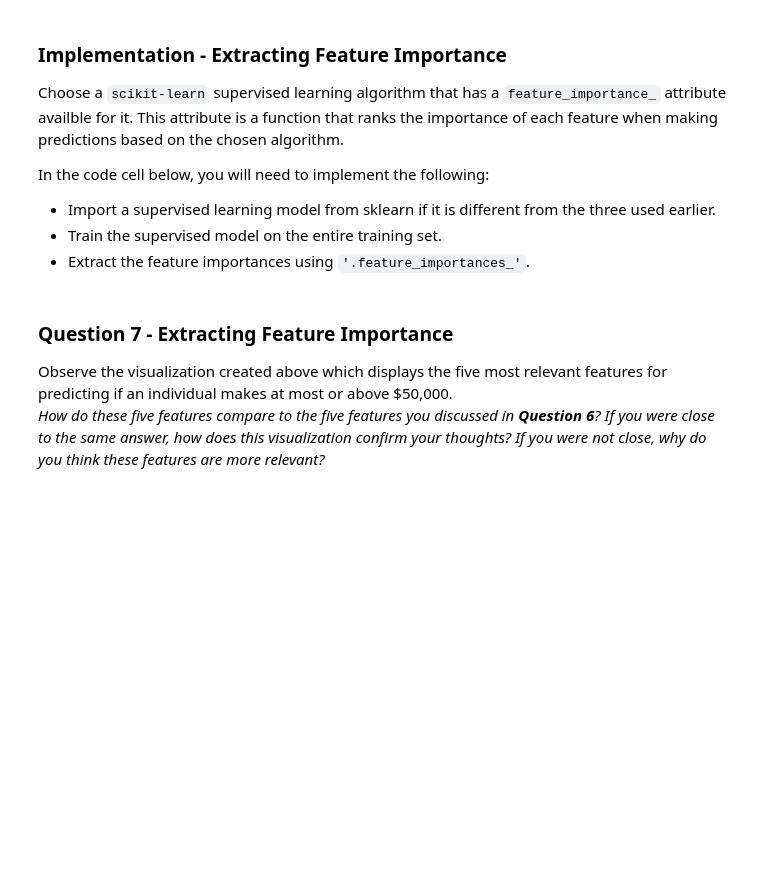
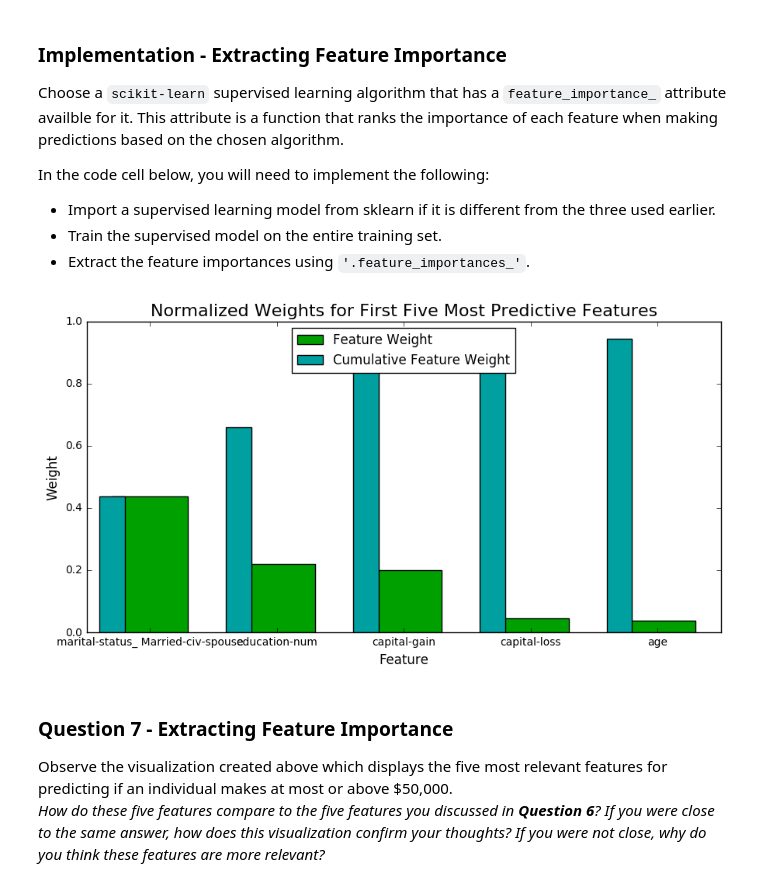
Before and after one commit to LeoCo/finding_donors, a Jupyter notebook: finding_donors.ipynb, the cells around one changed output. Saved outputs shown, nothing was run; the diff lists cells and outputs as text; code cells hidden in the pictures; blank space fills up the shorter version.

```diff
--- a/finding_donors.ipynb
+++ b/finding_donors.ipynb
@@ -586,14 +586,16 @@ In the code cell below, you will need to implement the following:
 # %%
 # TODO: Import a supervised learning model that has 'feature_importances_'
 
 # TODO: Train the supervised model on the training set
-model = None
+model = DecisionTreeClassifier(min_samples_split=1850, splitter='best').fit(X_train,y_train)
 
 # TODO: Extract the feature importances
-importances = None
+importances = model.feature_importances_
 
 # Plot
 vs.feature_plot(importances, X_train, y_train)
+# %% [output]
+[figure, added]
 # %% [markdown]
 ### Question 7 - Extracting Feature Importance
 
```
Also changed, not shown: parts of 5 cells of this notebook.
